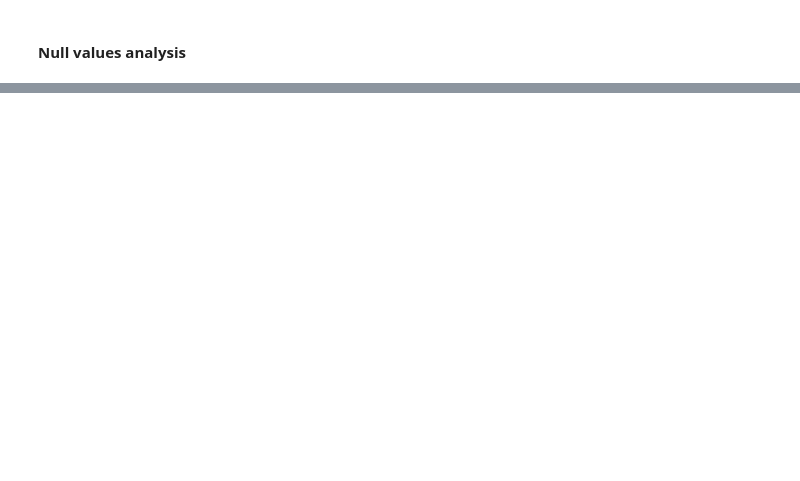
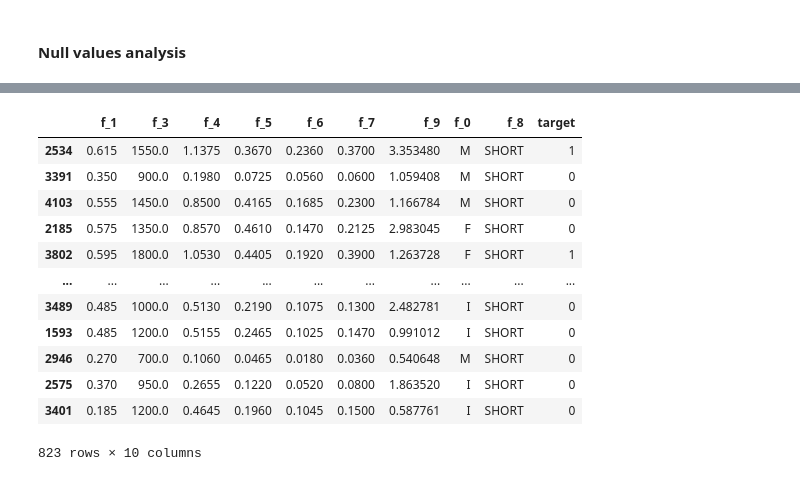
Before and after one commit to mmlynarik/nlp, a Jupyter notebook: src/erste/task.ipynb, the cells around one changed output, grey strips where cells are left out. Cells and saved outputs as stored; diff of their text form; code cells hidden in the pictures; blank space fills up the shorter version.

```diff
--- a/src/erste/task.ipynb
+++ b/src/erste/task.ipynb
@@ -102,0 +151,17 @@ numeric_features.remove("f_2")
+# %%
+test_dataset = test_dataset[numeric_features + categorical_features + target]
+test_dataset
+# %% [output]
+|  | f_1 | f_3 | f_4 | f_5 | f_6 | f_7 | f_9 | f_0 | f_8 | target |
+| 2534 | 0.615 | 1550.0 | 1.1375 | 0.3670 | 0.2360 | 0.3700 | 3.353480 | M | SHORT | 1 |
+| 3391 | 0.350 | 900.0 | 0.1980 | 0.0725 | 0.0560 | 0.0600 | 1.059408 | M | SHORT | 0 |
+| 4103 | 0.555 | 1450.0 | 0.8500 | 0.4165 | 0.1685 | 0.2300 | 1.166784 | M | SHORT | 0 |
+| 2185 | 0.575 | 1350.0 | 0.8570 | 0.4610 | 0.1470 | 0.2125 | 2.983045 | F | SHORT | 0 |
+| 3802 | 0.595 | 1800.0 | 1.0530 | 0.4405 | 0.1920 | 0.3900 | 1.263728 | F | SHORT | 1 |
+| ... | ... | ... | ... | ... | ... | ... | ... | ... | ... | ... |
+| 3489 | 0.485 | 1000.0 | 0.5130 | 0.2190 | 0.1075 | 0.1300 | 2.482781 | I | SHORT | 0 |
+| 1593 | 0.485 | 1200.0 | 0.5155 | 0.2465 | 0.1025 | 0.1470 | 0.991012 | I | SHORT | 0 |
+| 2946 | 0.270 | 700.0 | 0.1060 | 0.0465 | 0.0180 | 0.0360 | 0.540648 | M | SHORT | 0 |
+| 2575 | 0.370 | 950.0 | 0.2655 | 0.1220 | 0.0520 | 0.0800 | 1.863520 | I | SHORT | 0 |
+| 3401 | 0.185 | 1200.0 | 0.4645 | 0.1960 | 0.1045 | 0.1500 | 0.587761 | I | SHORT | 0 |
+823 rows × 10 columns
```
Also changed, not shown: parts of 19 cells of this notebook.
